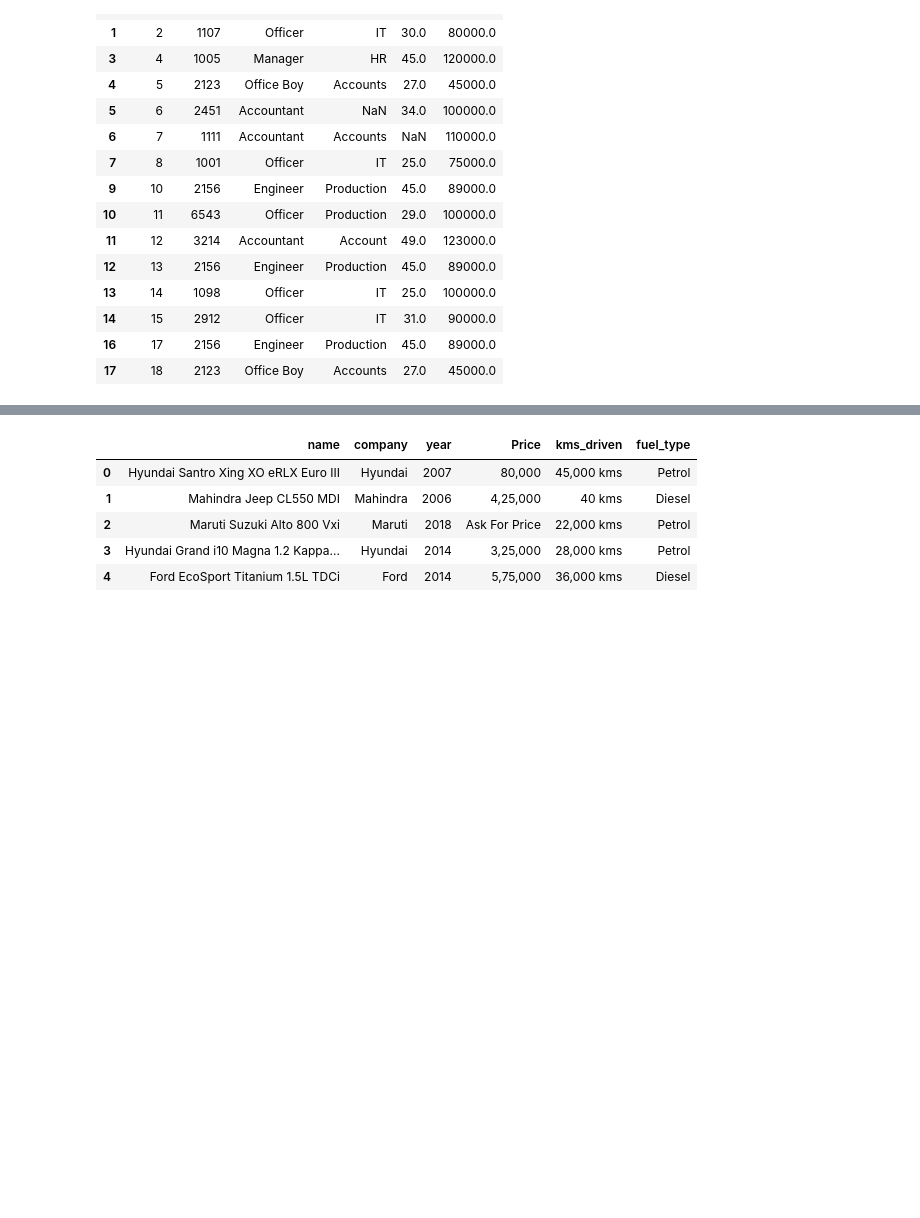
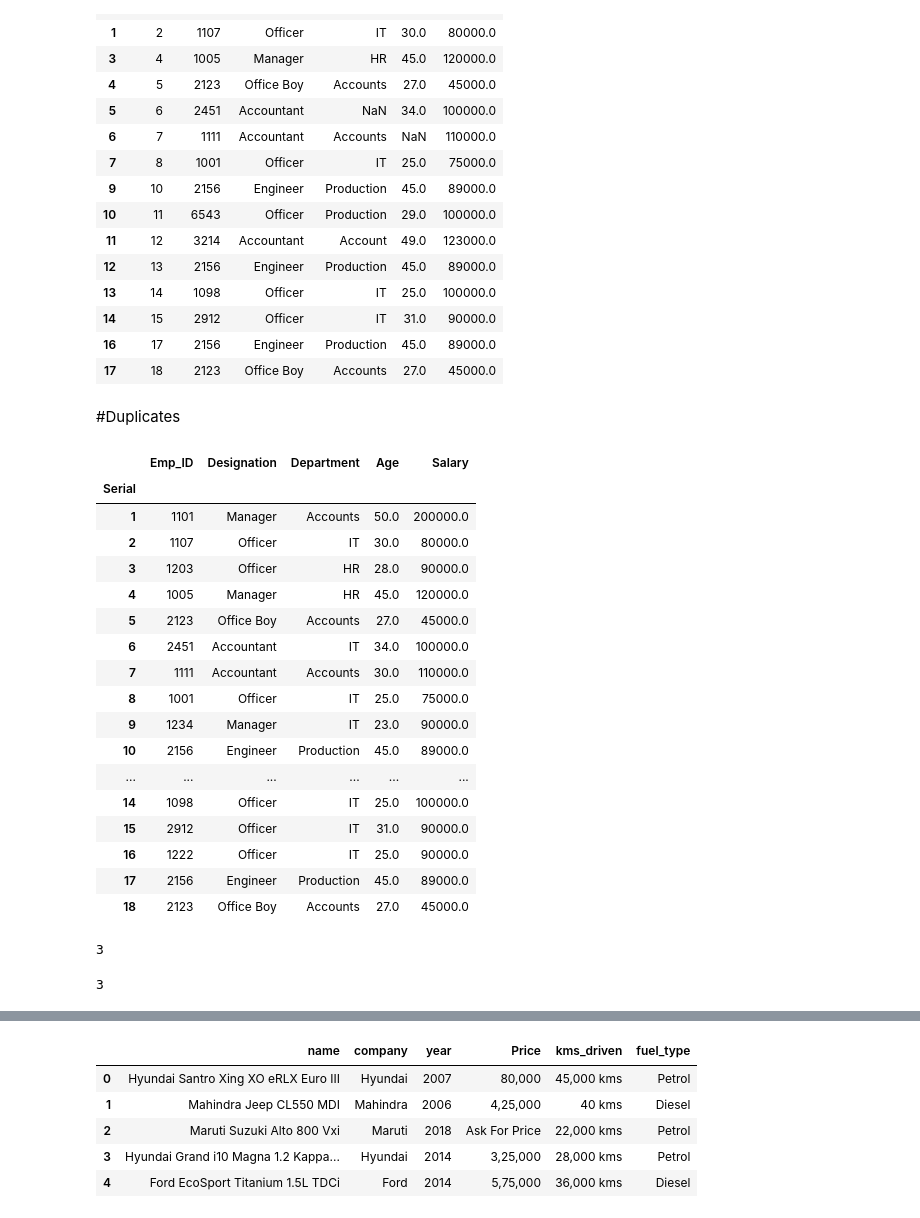
Before and after one commit to Humza134/Pandas, a Jupyter notebook: pandas/Pandas_class_5.ipynb, the cells around one changed output, grey strips where cells are left out. Drawn from its saved outputs; the diff is of its cells as text; code cells hidden in the pictures; blank space fills up the shorter version.

```diff
--- a/pandas/Pandas_class_5.ipynb
+++ b/pandas/Pandas_class_5.ipynb
@@ -336,3 +361,36 @@ data.fillna({'Emp_ID':data.Emp_ID.mode()[0],
              "Department":data.Department.mode()[0],
              "Age":data.Age.median(),
              "Salary":data.Salary.median()},inplace=True)
+# %% [markdown]
+#Duplicates
+# %%
+data.set_index('Serial', inplace=True)
+# %%
+data
+# %% [output]
+|  | Emp_ID | Designation | Department | Age | Salary |
+| Serial |  |  |  |  |  |
+| 1 | 1101 | Manager | Accounts | 50.0 | 200000.0 |
+| 2 | 1107 | Officer | IT | 30.0 | 80000.0 |
+| 3 | 1203 | Officer | HR | 28.0 | 90000.0 |
+| 4 | 1005 | Manager | HR | 45.0 | 120000.0 |
+| 5 | 2123 | Office Boy | Accounts | 27.0 | 45000.0 |
+| 6 | 2451 | Accountant | IT | 34.0 | 100000.0 |
+| 7 | 1111 | Accountant | Accounts | 30.0 | 110000.0 |
+| 8 | 1001 | Officer | IT | 25.0 | 75000.0 |
+| 9 | 1234 | Manager | IT | 23.0 | 90000.0 |
+| 10 | 2156 | Engineer | Production | 45.0 | 89000.0 |
+| ... | ... | ... | ... | ... | ... |
+| 14 | 1098 | Officer | IT | 25.0 | 100000.0 |
+| 15 | 2912 | Officer | IT | 31.0 | 90000.0 |
+| 16 | 1222 | Officer | IT | 25.0 | 90000.0 |
+| 17 | 2156 | Engineer | Production | 45.0 | 89000.0 |
+| 18 | 2123 | Office Boy | Accounts | 27.0 | 45000.0 |
+# %%
+data.duplicated().sum()
+# %% [output]
+3
+# %%
+data.duplicated(subset='Emp_ID').sum()
+# %% [output]
+3
```
Also changed, not shown: parts of 25 cells of this notebook.
